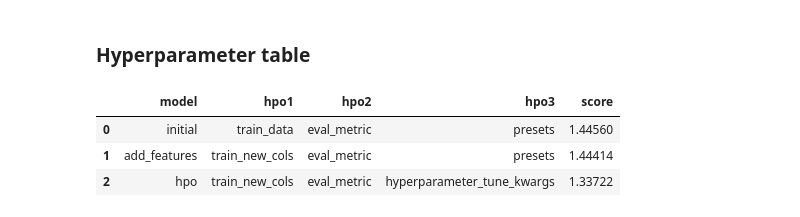
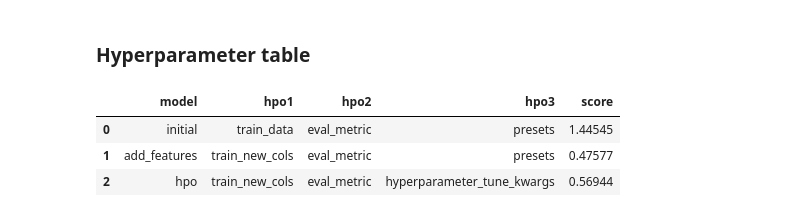
Before and after one commit to JN908/ml-bike-prediction, a Jupyter notebook: project/project-template.ipynb, the cells around one changed output. Saved outputs shown, nothing was run; the diff lists cells and outputs as text; code cells hidden in the pictures.

```diff
--- a/project/project-template.ipynb
+++ b/project/project-template.ipynb
@@ -540,14 +656,14 @@ fig.savefig('model_test_score.png')
 # %%
 # The 3 hyperparameters we tuned with the kaggle score as the result
 pd.DataFrame({
     "model": ["initial", "add_features", "hpo"],
     "hpo1": ['train_data', 'train_new_cols', 'train_new_cols'],
     "hpo2": ['eval_metric', 'eval_metric', 'eval_metric'],
     "hpo3": ['presets', 'presets', 'hyperparameter_tune_kwargs'],
-    "score": [1.44560, 1.44414, 1.33722]
+    "score": [1.44545, 0.47577, 0.56944]
 })
 # %% [output]
 |  | model | hpo1 | hpo2 | hpo3 | score |
-| 0 | initial | train_data | eval_metric | presets | 1.44560 |
-| 1 | add_features | train_new_cols | eval_metric | presets | 1.44414 |
-| 2 | hpo | train_new_cols | eval_metric | hyperparameter_tune_kwargs | 1.33722 |
+| 0 | initial | train_data | eval_metric | presets | 1.44545 |
+| 1 | add_features | train_new_cols | eval_metric | presets | 0.47577 |
+| 2 | hpo | train_new_cols | eval_metric | hyperparameter_tune_kwargs | 0.56944 |
```
Also changed, not shown: parts of 30 cells of this notebook, 3 other files.
